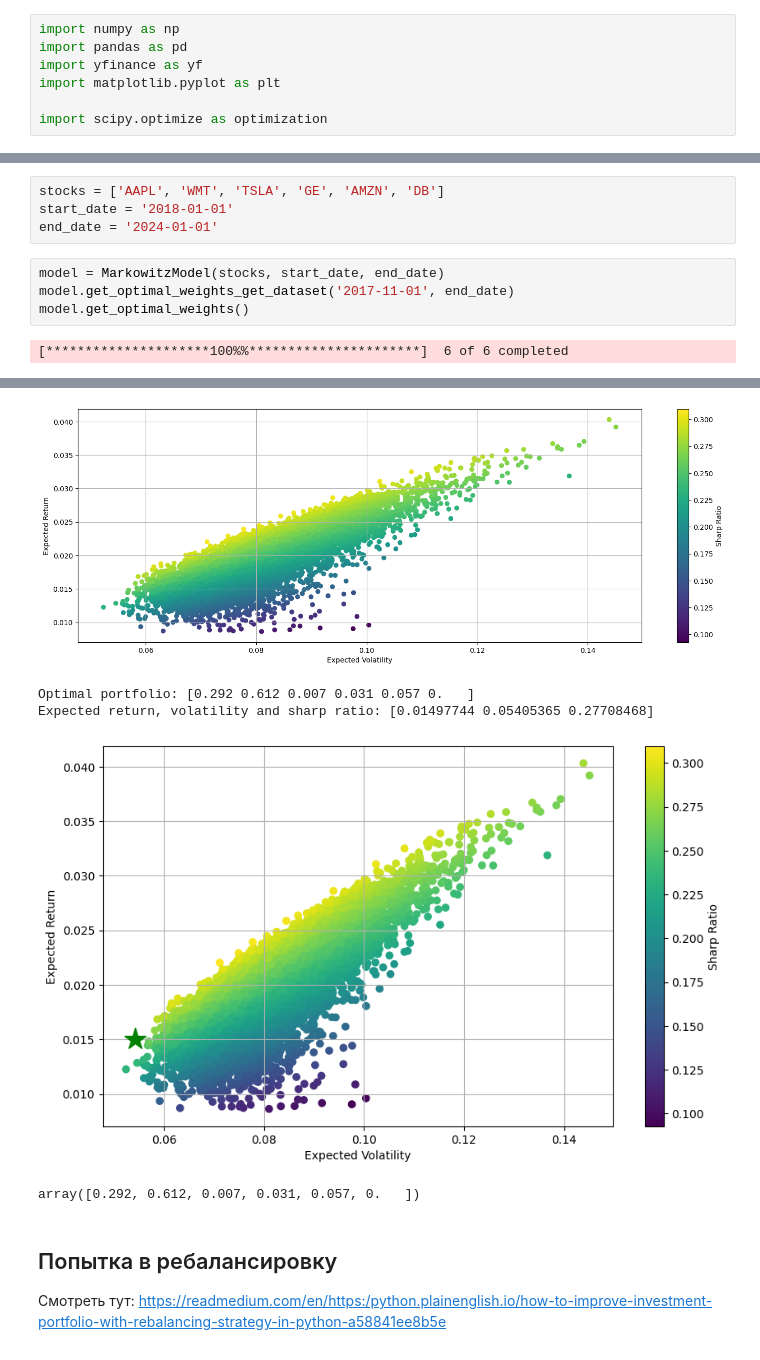
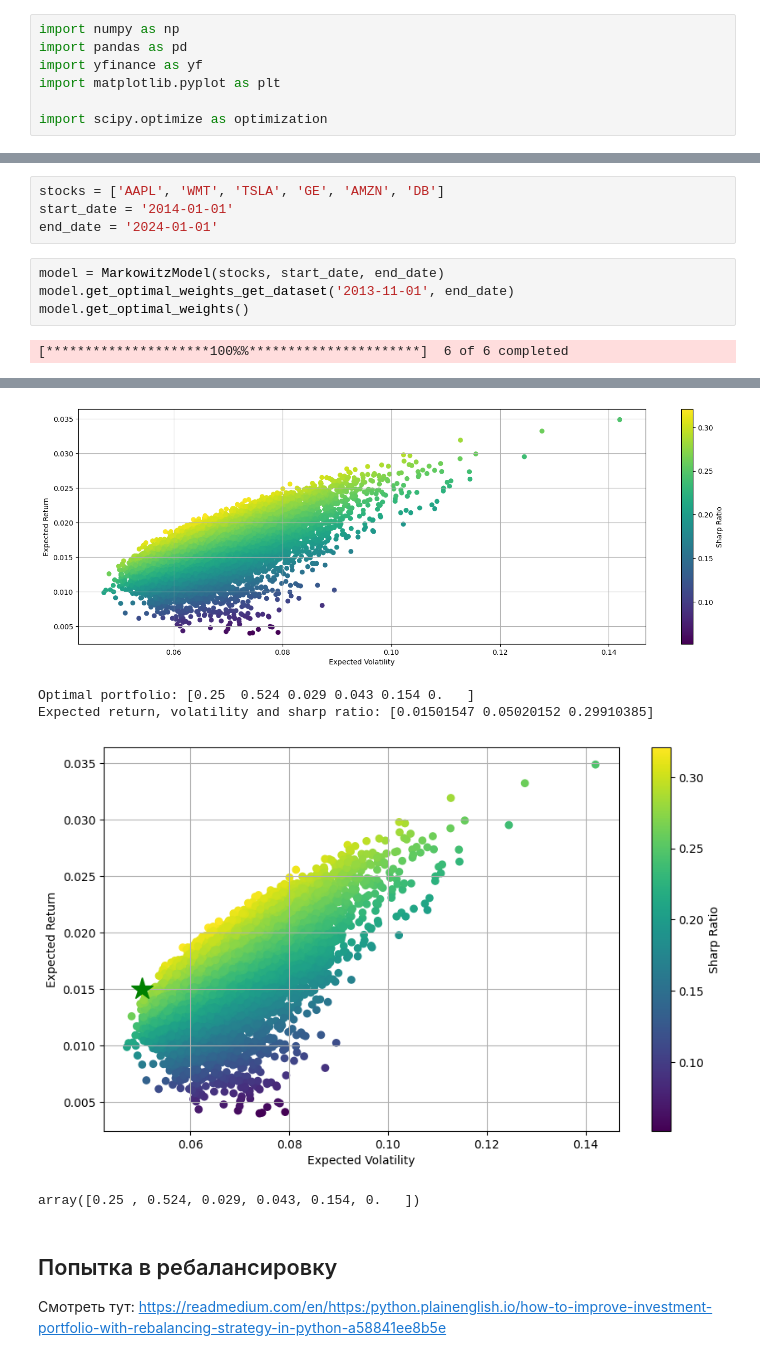
Before and after one commit to x-ENIAC/MarkowitzModel, a Jupyter notebook: markowitz_model_rebalancing_comparingwith_sp500.ipynb, the cells around one changed output, grey strips where cells are left out. Saved outputs shown, nothing was run; the diff lists cells and outputs as text.

```diff
--- a/markowitz_model_rebalancing_comparingwith_sp500.ipynb
+++ b/markowitz_model_rebalancing_comparingwith_sp500.ipynb
@@ -179,11 +179,11 @@ class MarkowitzModel:
         return optimum['x'].round(3)
 # %%
 stocks = ['AAPL', 'WMT', 'TSLA', 'GE', 'AMZN', 'DB']
-start_date = '2018-01-01'
+start_date = '2014-01-01'
 end_date = '2024-01-01'
 # %%
 model = MarkowitzModel(stocks, start_date, end_date)
-model.get_optimal_weights_get_dataset('2017-11-01', end_date)
+model.get_optimal_weights_get_dataset('2013-11-01', end_date)
 model.get_optimal_weights()
 # %% [output]
 [*********************100%%**********************]  6 of 6 completed
@@ -191,8 +191,8 @@ model.get_optimal_weights()
-[figure, old version]
+[figure, new version]
-Optimal portfolio: [0.292 0.612 0.007 0.031 0.057 0.   ]
-Expected return, volatility and sharp ratio: [0.01497744 0.05405365 0.27708468]
+Optimal portfolio: [0.25  0.524 0.029 0.043 0.154 0.   ]
+Expected return, volatility and sharp ratio: [0.01501547 0.05020152 0.29910385]
-[figure, old version]
+[figure, new version]
-array([0.292, 0.612, 0.007, 0.031, 0.057, 0.   ])
+array([0.25 , 0.524, 0.029, 0.043, 0.154, 0.   ])
 # %% [markdown]
 ## Попытка в ребалансировку
 
```
Also changed, not shown: parts of 12 cells of this notebook, 1 other file.
